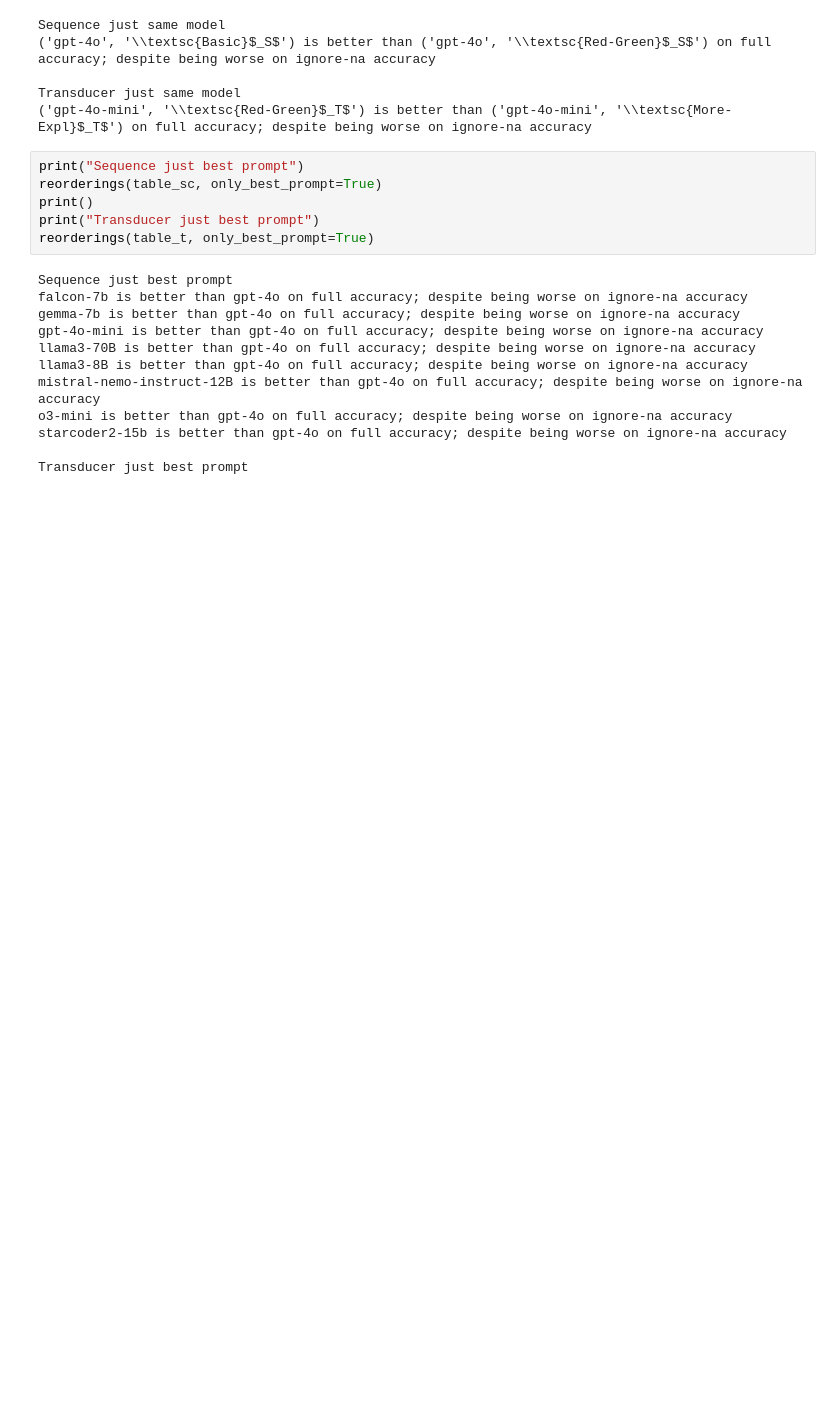
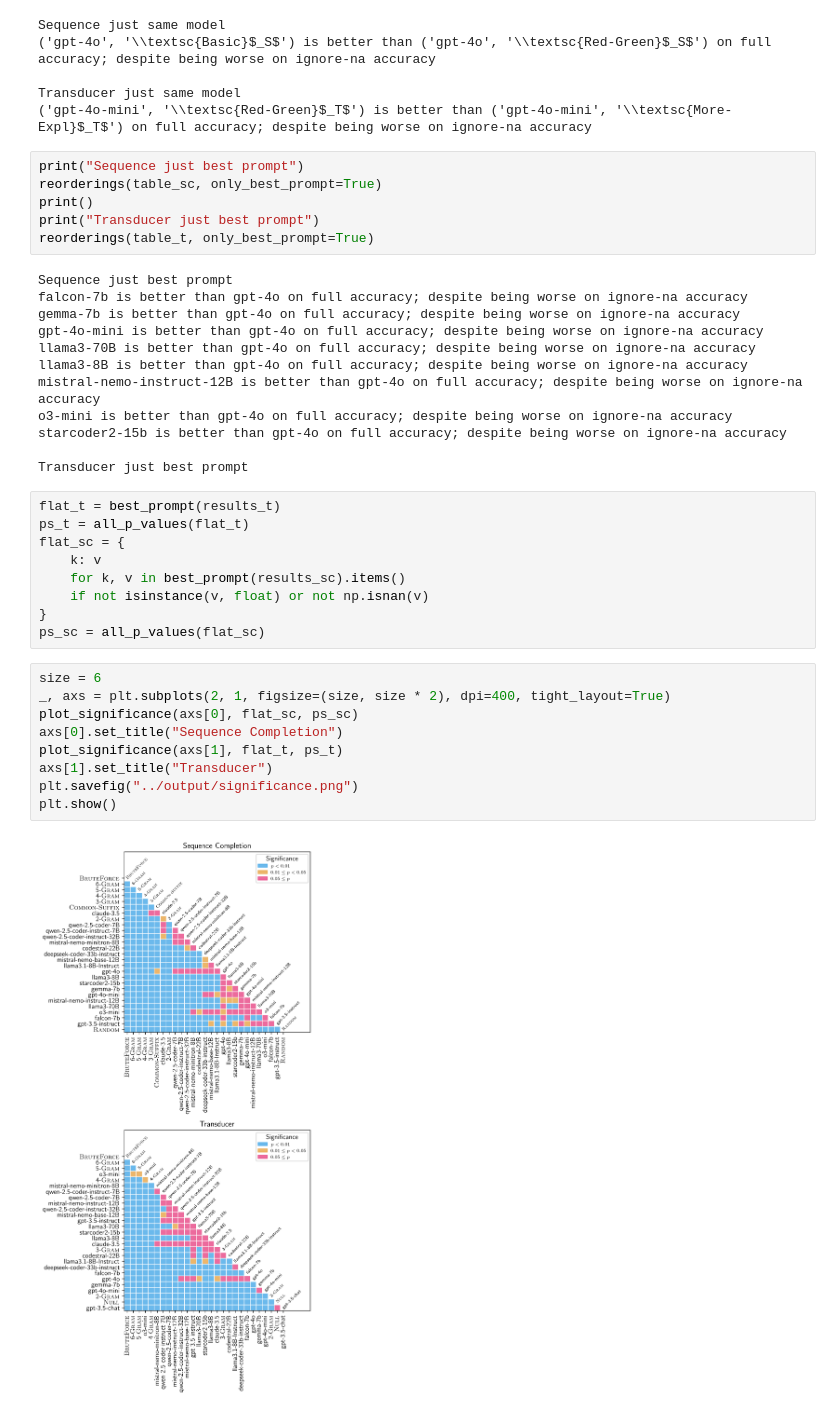
Before and after one commit to kavigupta/evallm, a Jupyter notebook: notebooks/main-tables.ipynb, the cells around one changed output. Drawn from its saved outputs; the diff is of its cells as text; blank space fills up the shorter version.

Commit message:
add significance graph (#134)

```diff
--- a/notebooks/main-tables.ipynb
+++ b/notebooks/main-tables.ipynb
@@ -223,3 +226,23 @@ o3-mini is better than gpt-4o on full accuracy; despite being worse on ignore-na
 starcoder2-15b is better than gpt-4o on full accuracy; despite being worse on ignore-na accuracy
 
 Transducer just best prompt
+# %%
+flat_t = best_prompt(results_t)
+ps_t = all_p_values(flat_t)
+flat_sc = {
+    k: v
+    for k, v in best_prompt(results_sc).items()
+    if not isinstance(v, float) or not np.isnan(v)
+}
+ps_sc = all_p_values(flat_sc)
+# %%
+size = 6
+_, axs = plt.subplots(2, 1, figsize=(size, size * 2), dpi=400, tight_layout=True)
+plot_significance(axs[0], flat_sc, ps_sc)
+axs[0].set_title("Sequence Completion")
+plot_significance(axs[1], flat_t, ps_t)
+axs[1].set_title("Transducer")
+plt.savefig("../output/significance.png")
+plt.show()
+# %% [output]
+[figure, added]
```
Also changed, not shown: parts of 2 cells of this notebook, 3 other files.
